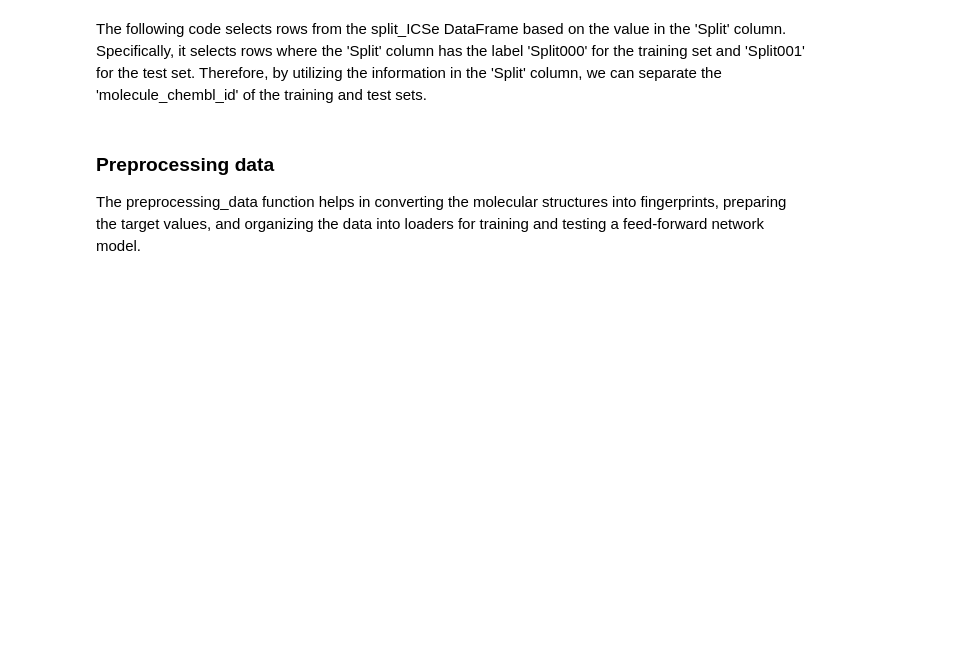
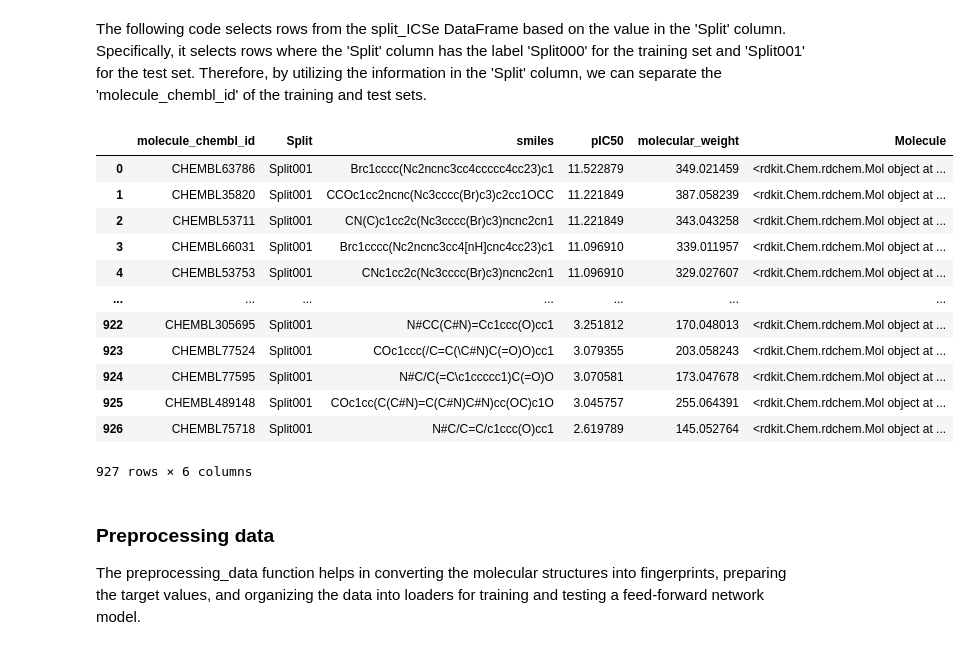
Before and after one commit to volkamerlab/CADDSeminar_2023, a Jupyter notebook: notebooks/T001_Scaffold-based-data-split/T001_Scaffold-based-data-split.ipynb, the cells around one changed output. Saved outputs shown, nothing was run; the diff lists cells and outputs as text; code cells hidden in the pictures; blank space fills up the shorter version.

```diff
--- a/notebooks/T001_Scaffold-based-data-split/T001_Scaffold-based-data-split.ipynb
+++ b/notebooks/T001_Scaffold-based-data-split/T001_Scaffold-based-data-split.ipynb
@@ -194,14 +211,30 @@ Identity-based Cold-Single Split (ICSe): This method splits the data based on th
 # %% [markdown]
 This line reads the split information from the specified TSV file (input8824_ICSe_SCIP_splits.tsv) into a pandas DataFrame called split_ICSe.
 # %%
-split_ICSe=pd.read_csv('input3859_ICSe_SCIP__splits.tsv', sep='\t')
+split_ICSe=pd.read_csv('input3859_ICSe_SCIP_splits.tsv', sep='\t')
 # %% [markdown]
 The following code selects rows from the split_ICSe DataFrame based on the value in the 'Split' column. Specifically, it selects rows where the 'Split' column has the label 'Split000' for the training set and 'Split001' for the test set. Therefore, by utilizing the information in the 'Split' column, we can separate the 'molecule_chembl_id' of the training and test sets.
 # %%
 train_ICSe_id=split_ICSe[split_ICSe['Split'].isin(['Split000'])].rename(columns={'ID': 'chembl_id'})
 test_ICSe_id=split_ICSe[split_ICSe['Split'].isin(['Split001'])].rename(columns={'ID': 'chembl_id'})
+
 train_ICSe = pd.merge(train_ICSe_id, data, on='chembl_id')
 test_ICSe = pd.merge(test_ICSe_id, data, on='chembl_id')
+test_ICSe
+# %% [output]
+|  | molecule_chembl_id | Split | smiles | pIC50 | molecular_weight | Molecule |
+| 0 | CHEMBL63786 | Split001 | Brc1cccc(Nc2ncnc3cc4ccccc4cc23)c1 | 11.522879 | 349.021459 | <rdkit.Chem.rdchem.Mol object at ... |
+| 1 | CHEMBL35820 | Split001 | CCOc1cc2ncnc(Nc3cccc(Br)c3)c2cc1OCC | 11.221849 | 387.058239 | <rdkit.Chem.rdchem.Mol object at ... |
+| 2 | CHEMBL53711 | Split001 | CN(C)c1cc2c(Nc3cccc(Br)c3)ncnc2cn1 | 11.221849 | 343.043258 | <rdkit.Chem.rdchem.Mol object at ... |
+| 3 | CHEMBL66031 | Split001 | Brc1cccc(Nc2ncnc3cc4[nH]cnc4cc23)c1 | 11.096910 | 339.011957 | <rdkit.Chem.rdchem.Mol object at ... |
+| 4 | CHEMBL53753 | Split001 | CNc1cc2c(Nc3cccc(Br)c3)ncnc2cn1 | 11.096910 | 329.027607 | <rdkit.Chem.rdchem.Mol object at ... |
+| ... | ... | ... | ... | ... | ... | ... |
+| 922 | CHEMBL305695 | Split001 | N#CC(C#N)=Cc1ccc(O)cc1 | 3.251812 | 170.048013 | <rdkit.Chem.rdchem.Mol object at ... |
+| 923 | CHEMBL77524 | Split001 | COc1ccc(/C=C(\C#N)C(=O)O)cc1 | 3.079355 | 203.058243 | <rdkit.Chem.rdchem.Mol object at ... |
+| 924 | CHEMBL77595 | Split001 | N#C/C(=C\c1ccccc1)C(=O)O | 3.070581 | 173.047678 | <rdkit.Chem.rdchem.Mol object at ... |
+| 925 | CHEMBL489148 | Split001 | COc1cc(C(C#N)=C(C#N)C#N)cc(OC)c1O | 3.045757 | 255.064391 | <rdkit.Chem.rdchem.Mol object at ... |
+| 926 | CHEMBL75718 | Split001 | N#C/C=C/c1ccc(O)cc1 | 2.619789 | 145.052764 | <rdkit.Chem.rdchem.Mol object at ... |
+927 rows × 6 columns
 # %% [markdown]
 ### Preprocessing data
 The preprocessing_data function helps in converting the molecular structures into fingerprints, preparing the target values, and organizing the data into loaders for training and testing a feed-forward network model.
```
Also changed, not shown: parts of 8 cells of this notebook.
